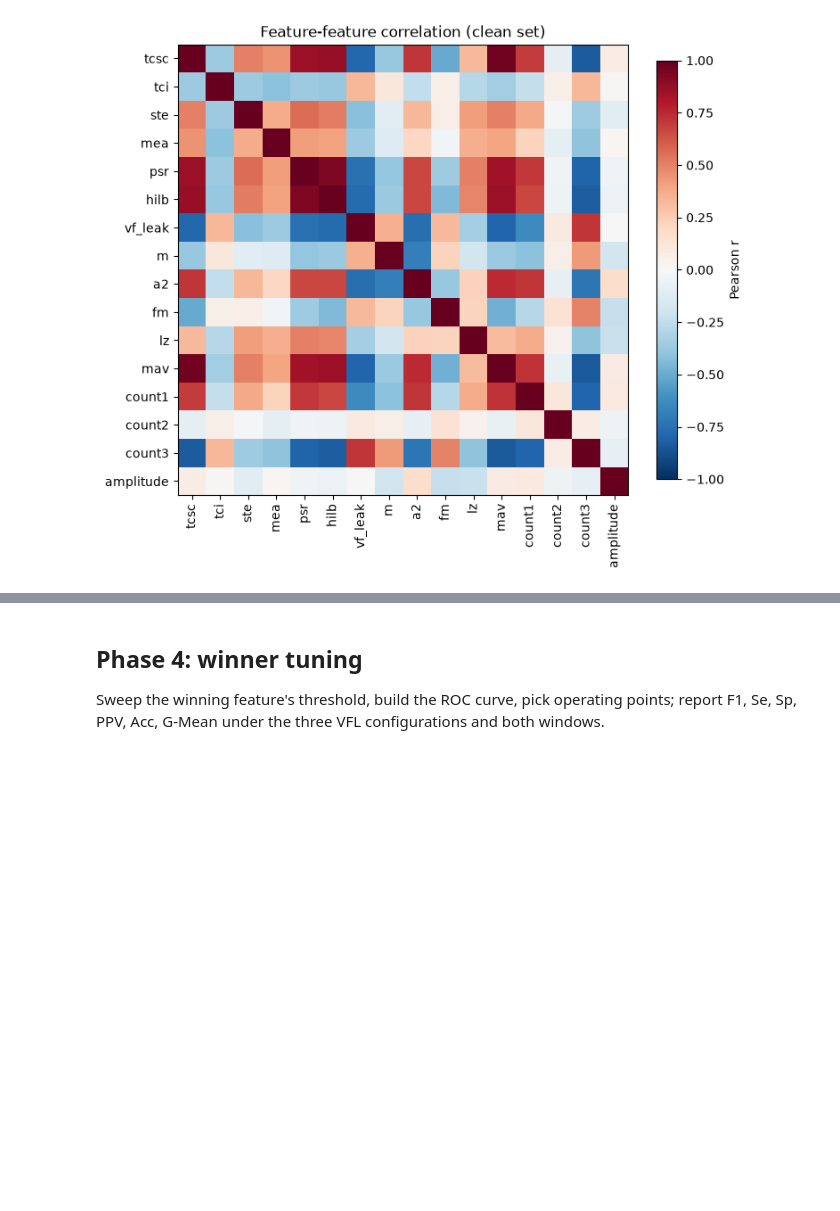
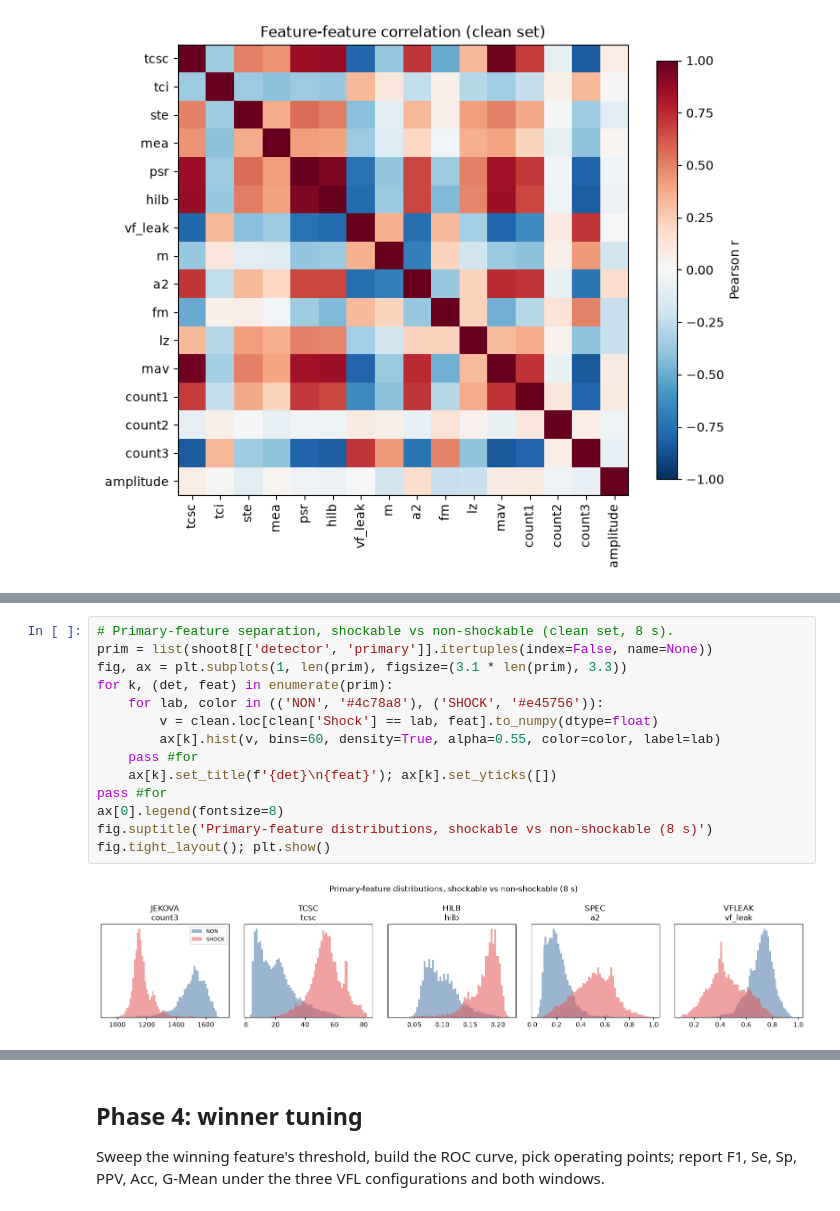
Before and after one commit to kbajalc/vfong, a Jupyter notebook: PAPER.ipynb, the cells around one changed output, grey strips where cells are left out. Cells and saved outputs as stored; diff of their text form; blank space fills up the shorter version.

```diff
--- a/PAPER.ipynb
+++ b/PAPER.ipynb
@@ -290,0 +334,16 @@ cost, not the top score alone.
+# %%
+# Primary-feature separation, shockable vs non-shockable (clean set, 8 s).
+prim = list(shoot8[['detector', 'primary']].itertuples(index=False, name=None))
+fig, ax = plt.subplots(1, len(prim), figsize=(3.1 * len(prim), 3.3))
+for k, (det, feat) in enumerate(prim):
+    for lab, color in (('NON', '#4c78a8'), ('SHOCK', '#e45756')):
+        v = clean.loc[clean['Shock'] == lab, feat].to_numpy(dtype=float)
+        ax[k].hist(v, bins=60, density=True, alpha=0.55, color=color, label=lab)
+    pass #for
+    ax[k].set_title(f'{det}\n{feat}'); ax[k].set_yticks([])
+pass #for
+ax[0].legend(fontsize=8)
+fig.suptitle('Primary-feature distributions, shockable vs non-shockable (8 s)')
+fig.tight_layout(); plt.show()
+# %% [output]
+[figure, added]
```
Also changed, not shown: parts of 8 cells of this notebook, 4 other files.
